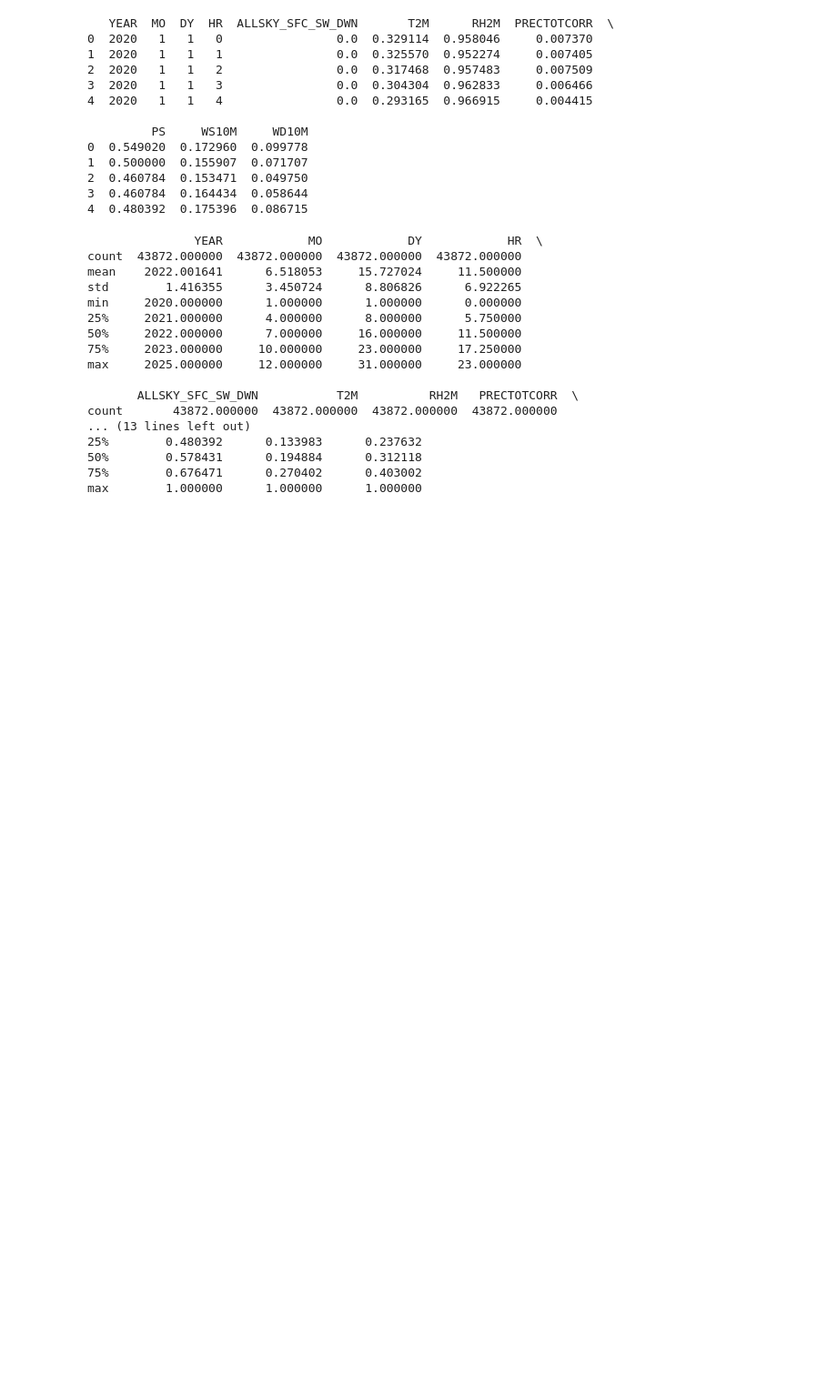
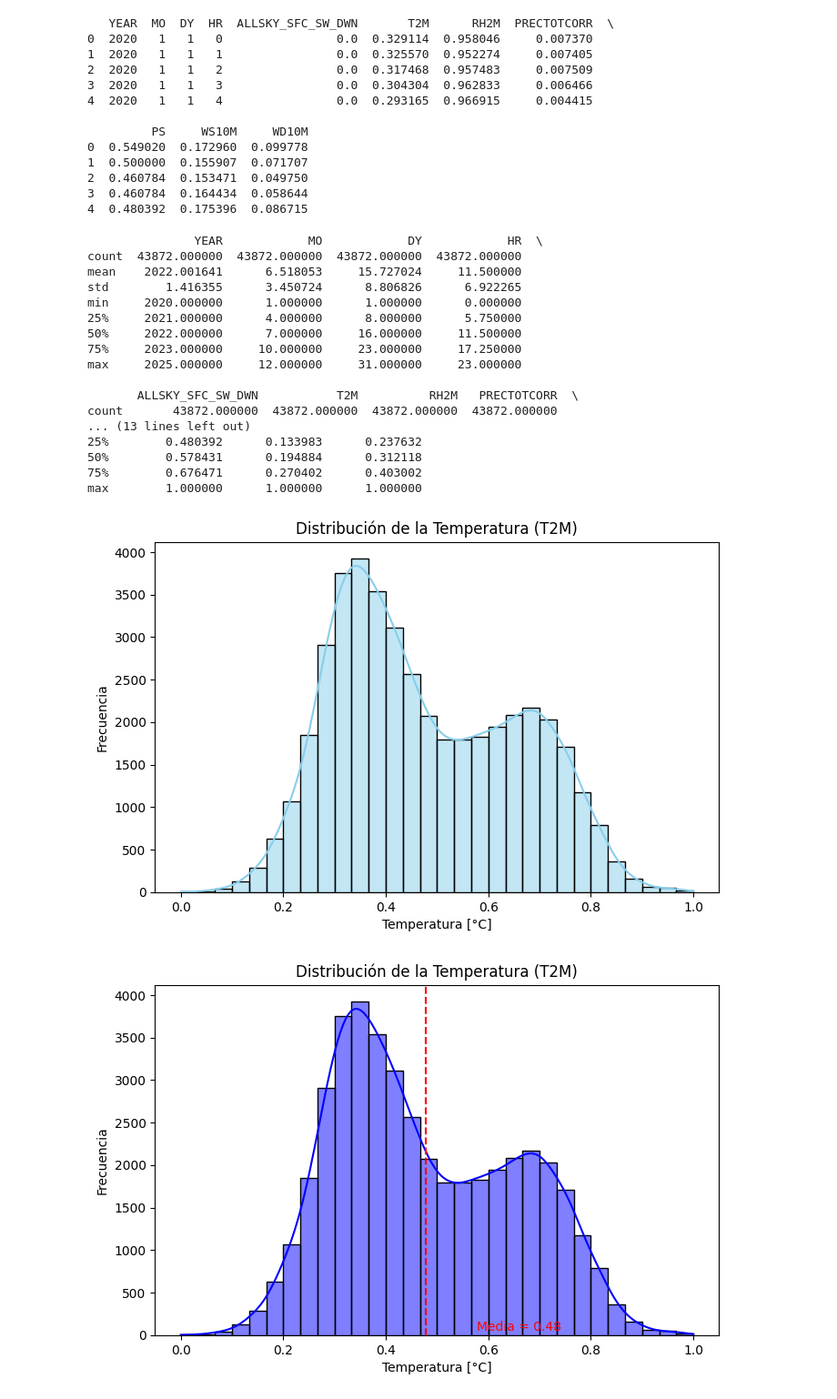
Before and after one commit to oerv13/Ibero, a Jupyter notebook: Clase_Ciencia_Datos.ipynb, the cells around one changed output. Shown at 91% size. Cells and saved outputs as stored; diff of their text form; code cells hidden in the pictures; blank space fills up the shorter version.

```diff
--- a/Clase_Ciencia_Datos.ipynb
+++ b/Clase_Ciencia_Datos.ipynb
@@ -277,3 +279,80 @@ count       43872.000000  43872.000000  43872.000000  43872.000000
 50%        0.578431      0.194884      0.312118
 75%        0.676471      0.270402      0.403002
 max        1.000000      1.000000      1.000000
+# %%
+plt.figure(figsize=(8,5))
+sns.histplot(df_norm['T2M'], kde=True, bins=30, color='skyblue')
+plt.title('Distribución de la Temperatura (T2M)')
+plt.xlabel('Temperatura [°C]')
+plt.ylabel('Frecuencia')
+plt.show()
+
+plt.figure(figsize=(8,5))
+sns.histplot(df_norm['T2M'], kde=True, bins=30, color='blue')
+
+media = df_norm['T2M'].mean()
+plt.axvline(media, color='red', linestyle='--')
+plt.text(media+0.1, 50, f'Media = {media:.2f}', color='red')
+
+plt.title('Distribución de la Temperatura (T2M)')
+plt.xlabel('Temperatura [°C]')
+plt.ylabel('Frecuencia')
+plt.show()
+
+plt.figure(figsize=(8,5))
+sns.histplot(df_norm['T2M'], kde=True, bins=30, color='blue')
+
+media = df_norm['T2M'].mean()
+plt.axvline(media, color='red', linestyle='--')
+plt.text(media+0.1, 50, f'Media = {media:.2f}', color='red')
+
+plt.title('Distribución de la Temperatura (T2M)')
+plt.xlabel('Temperatura [°C]')
+plt.ylabel('Frecuencia')
+plt.show()
+
+plt.figure(figsize=(6,4))
+sns.boxplot(y=df_norm['ALLSKY_SFC_SW_DWN'], color='blue')
+plt.title('Boxplot de Radiación Solar (ALLSKY_SFC_SW_DWN)')
+plt.ylabel('Radiación [W/m²]')
+plt.show()
+
+plt.figure(figsize=(6,4))
+sns.boxplot(y=df_norm['ALLSKY_SFC_SW_DWN'], color='skyblue')
+
+# Agregar líneas de Q1, Q3, mediana
+q1 = df_norm['ALLSKY_SFC_SW_DWN'].quantile(0.25)
+q3 = df_norm['ALLSKY_SFC_SW_DWN'].quantile(0.75)
+med = df_norm['ALLSKY_SFC_SW_DWN'].median()
+
+plt.axhline(med, color='red', linestyle='--', label='Mediana')
+plt.axhline(q1, color='green', linestyle=':', label='Q1 / Q3')
+plt.axhline(q3, color='green', linestyle=':')
+
+plt.legend()
+plt.title('Boxplot de Radiación Solar')
+plt.ylabel('Radiación [W/m²]')
+plt.show()
+
+plt.figure(figsize=(15,6))
+for i,col in enumerate(cols_a_evaluar):
+    plt.subplot(2, (len(df_norm.columns))//2, i+1)
+    sns.boxplot(y=df_norm[col])
+    plt.title(col)
+plt.tight_layout()
+plt.show()
+
+df_norm[cols_a_evaluar].hist(figsize=(15,10), bins=30, edgecolor='black')
+plt.suptitle("Distribución de variables numéricas", fontsize=16)
+plt.show()
+
+plt.figure(figsize=(15,6))
+for i,col in enumerate(cols_a_evaluar):
+    plt.subplot(2, (len(df_norm.columns))//2, i+1)
+    sns.boxplot(y=df_norm[col])
+    plt.title(col)
+plt.tight_layout()
+plt.show()
+# %% [output]
+[figure, added]
+[figure, added]
```
Also changed, not shown: parts of 8 cells of this notebook.
